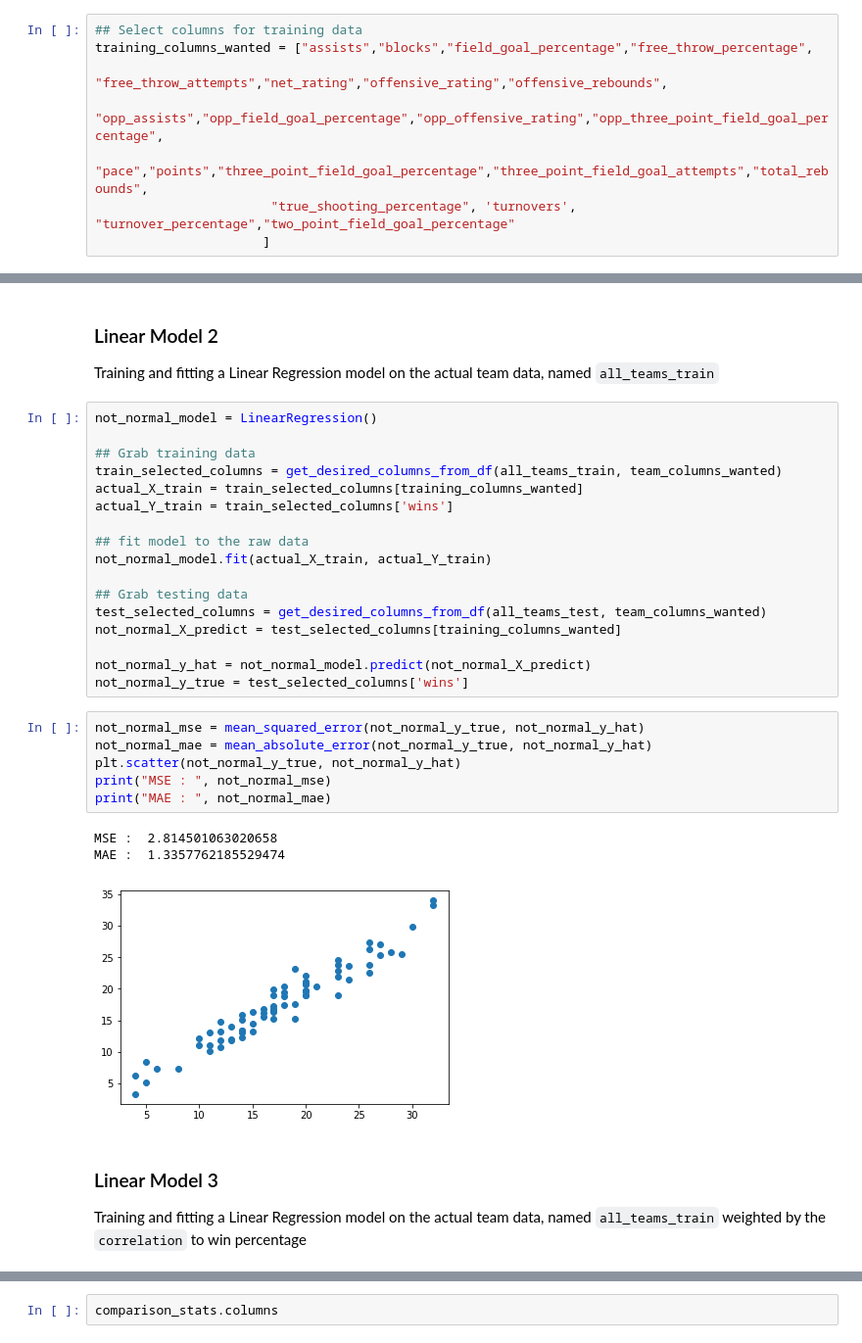
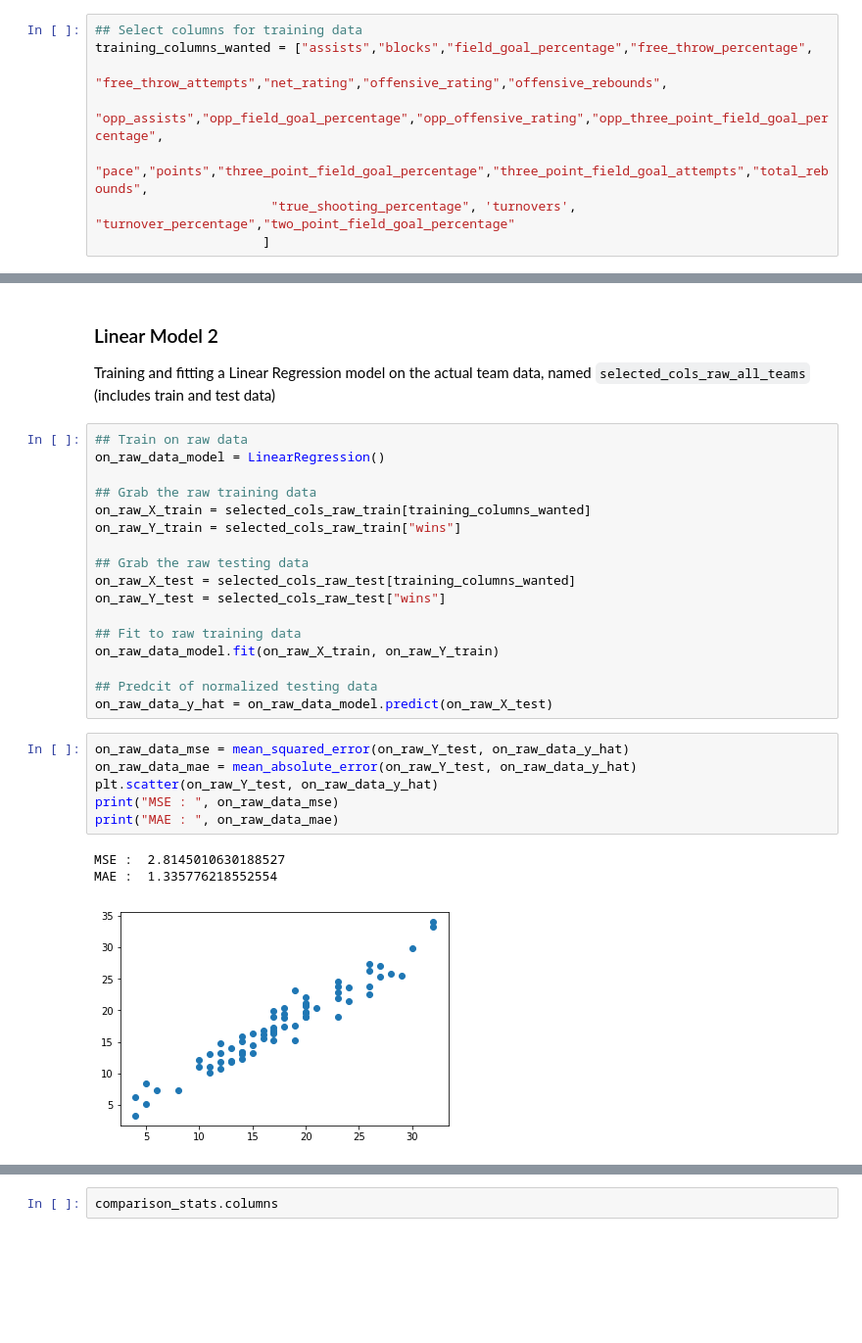
Before and after one commit to JustinRWong/AmazoogleChallengeLab, a Jupyter notebook: Modeling[11-26].ipynb, the cells around one changed output, grey strips where cells are left out. Shown at 98% size. Drawn from its saved outputs; the diff is of its cells as text; blank space fills up the shorter version.

```diff
--- a/Modeling[11-26].ipynb
+++ b/Modeling[11-26].ipynb
@@ -165,35 +259,31 @@ MAE :  0.1969356597971974
 # %% [markdown]
 ### Linear Model 2
 
-Training and fitting a Linear Regression model on the actual team data, named `all_teams_train`
+Training and fitting a Linear Regression model on the actual team data, named `selected_cols_raw_all_teams` (includes train and test data)
-# %%
-not_normal_model = LinearRegression()
-
-## Grab training data
-train_selected_columns = get_desired_columns_from_df(all_teams_train, team_columns_wanted)
-actual_X_train = train_selected_columns[training_columns_wanted]
-actual_Y_train = train_selected_columns['wins']
-
-## fit model to the raw data
-not_normal_model.fit(actual_X_train, actual_Y_train)
-
-## Grab testing data
-test_selected_columns = get_desired_columns_from_df(all_teams_test, team_columns_wanted)
-not_normal_X_predict = test_selected_columns[training_columns_wanted]
-
-not_normal_y_hat = not_normal_model.predict(not_normal_X_predict)
-not_normal_y_true = test_selected_columns['wins']
-# %%
-not_normal_mse = mean_squared_error(not_normal_y_true, not_normal_y_hat)
-not_normal_mae = mean_absolute_error(not_normal_y_true, not_normal_y_hat)
-plt.scatter(not_normal_y_true, not_normal_y_hat)
-print("MSE : ", not_normal_mse)
-print("MAE : ", not_normal_mae)
-# %% [output]
-MSE :  2.814501063020658
-MAE :  1.3357762185529474
-[figure, removed]
-# %% [markdown]
-### Linear Model 3
-
-Training and fitting a Linear Regression model on the actual team data, named `all_teams_train` weighted by the `correlation` to win percentage
+# %%
+## Train on raw data
+on_raw_data_model = LinearRegression()
+
+## Grab the raw training data
+on_raw_X_train = selected_cols_raw_train[training_columns_wanted]
+on_raw_Y_train = selected_cols_raw_train["wins"]
+
+## Grab the raw testing data
+on_raw_X_test = selected_cols_raw_test[training_columns_wanted]
+on_raw_Y_test = selected_cols_raw_test["wins"]
+
+## Fit to raw training data
+on_raw_data_model.fit(on_raw_X_train, on_raw_Y_train)
+
+## Predcit of normalized testing data
+on_raw_data_y_hat = on_raw_data_model.predict(on_raw_X_test)
+# %%
+on_raw_data_mse = mean_squared_error(on_raw_Y_test, on_raw_data_y_hat)
+on_raw_data_mae = mean_absolute_error(on_raw_Y_test, on_raw_data_y_hat)
+plt.scatter(on_raw_Y_test, on_raw_data_y_hat)
+print("MSE : ", on_raw_data_mse)
+print("MAE : ", on_raw_data_mae)
+# %% [output]
+MSE :  2.8145010630188527
+MAE :  1.335776218552554
+[figure, added]
```
Also changed, not shown: parts of 36 cells of this notebook.
